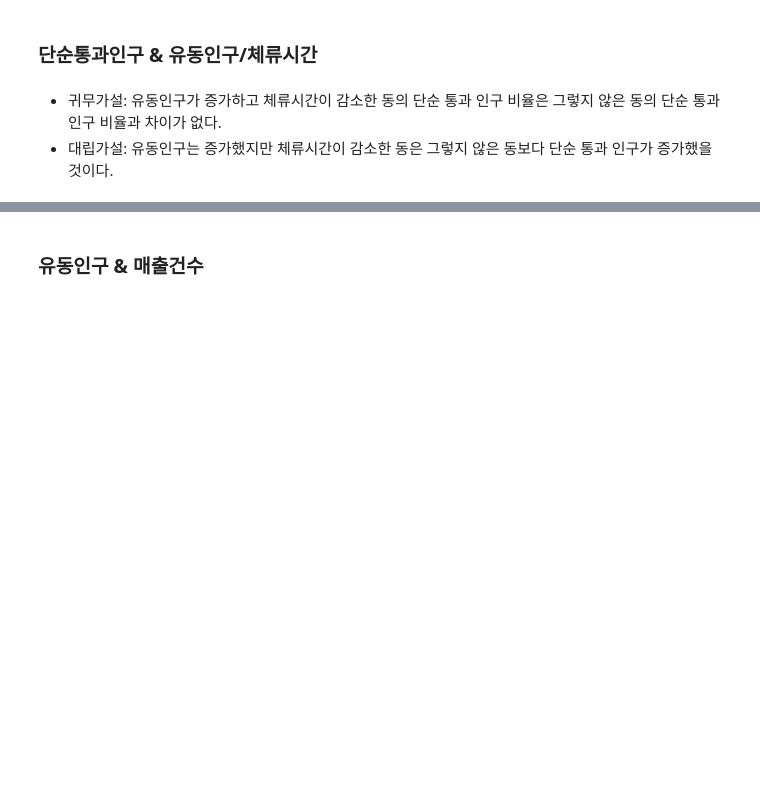
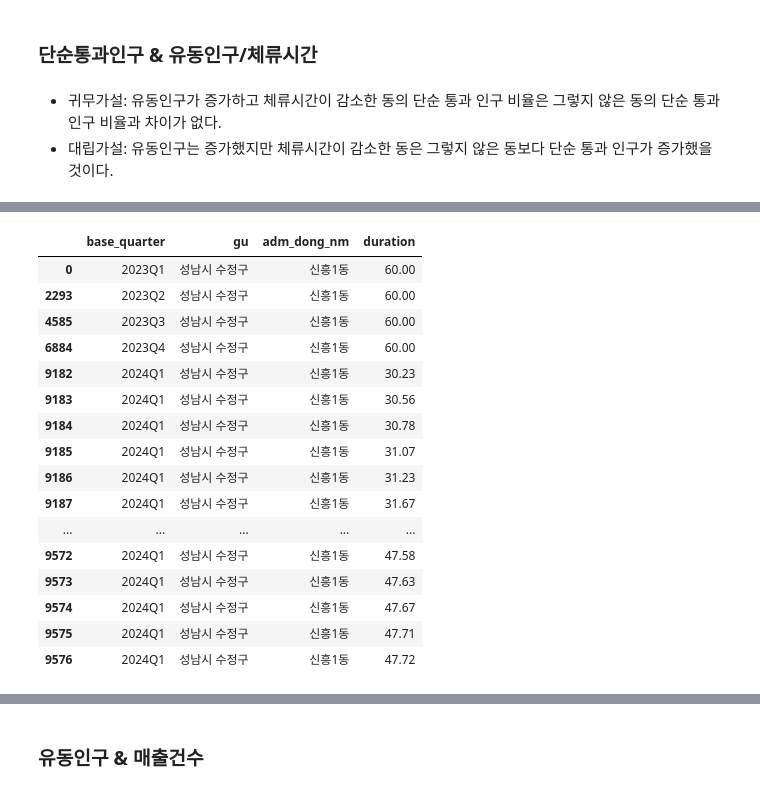
Before and after one commit to bulsajo1/final_project, a Jupyter notebook: eunbi/통계_은비.ipynb, the cells around one changed output, grey strips where cells are left out. Saved outputs shown, nothing was run; the diff lists cells and outputs as text; code cells hidden in the pictures; blank space fills up the shorter version.

```diff
--- a/eunbi/통계_은비.ipynb
+++ b/eunbi/통계_은비.ipynb
@@ -175,0 +196,5 @@ comm_df = pd.read_csv(file_path+'/행정동_분기_DURATION분포.csv')
+# %%
+# 단순 통과 인구
+df_pass = comm_df.loc[comm_df['duration'] <= 60]
+# df_pass['pass_pop_cnt'] =
+df_pass.groupby(['base_quarter', 'gu', 'adm_dong_nm']).agg({'adm_dong_nm': 'count'})
@@ -175,0 +220,22 @@ comm_df = pd.read_csv(file_path+'/행정동_분기_DURATION분포.csv')
+# %%
+
+df_pass = df_pass[['base_quarter', 'gu', 'adm_dong_nm', 'duration']]
+df_pass.loc[df_pass['adm_dong_nm'] == '신흥1동']
+# %% [output]
+|  | base_quarter | gu | adm_dong_nm | duration |
+| 0 | 2023Q1 | 성남시 수정구 | 신흥1동 | 60.00 |
+| 2293 | 2023Q2 | 성남시 수정구 | 신흥1동 | 60.00 |
+| 4585 | 2023Q3 | 성남시 수정구 | 신흥1동 | 60.00 |
+| 6884 | 2023Q4 | 성남시 수정구 | 신흥1동 | 60.00 |
+| 9182 | 2024Q1 | 성남시 수정구 | 신흥1동 | 30.23 |
+| 9183 | 2024Q1 | 성남시 수정구 | 신흥1동 | 30.56 |
+| 9184 | 2024Q1 | 성남시 수정구 | 신흥1동 | 30.78 |
+| 9185 | 2024Q1 | 성남시 수정구 | 신흥1동 | 31.07 |
+| 9186 | 2024Q1 | 성남시 수정구 | 신흥1동 | 31.23 |
+| 9187 | 2024Q1 | 성남시 수정구 | 신흥1동 | 31.67 |
+| ... | ... | ... | ... | ... |
+| 9572 | 2024Q1 | 성남시 수정구 | 신흥1동 | 47.58 |
+| 9573 | 2024Q1 | 성남시 수정구 | 신흥1동 | 47.63 |
+| 9574 | 2024Q1 | 성남시 수정구 | 신흥1동 | 47.67 |
+| 9575 | 2024Q1 | 성남시 수정구 | 신흥1동 | 47.71 |
+| 9576 | 2024Q1 | 성남시 수정구 | 신흥1동 | 47.72 |
```
Also changed, not shown: parts of 9 cells of this notebook.
